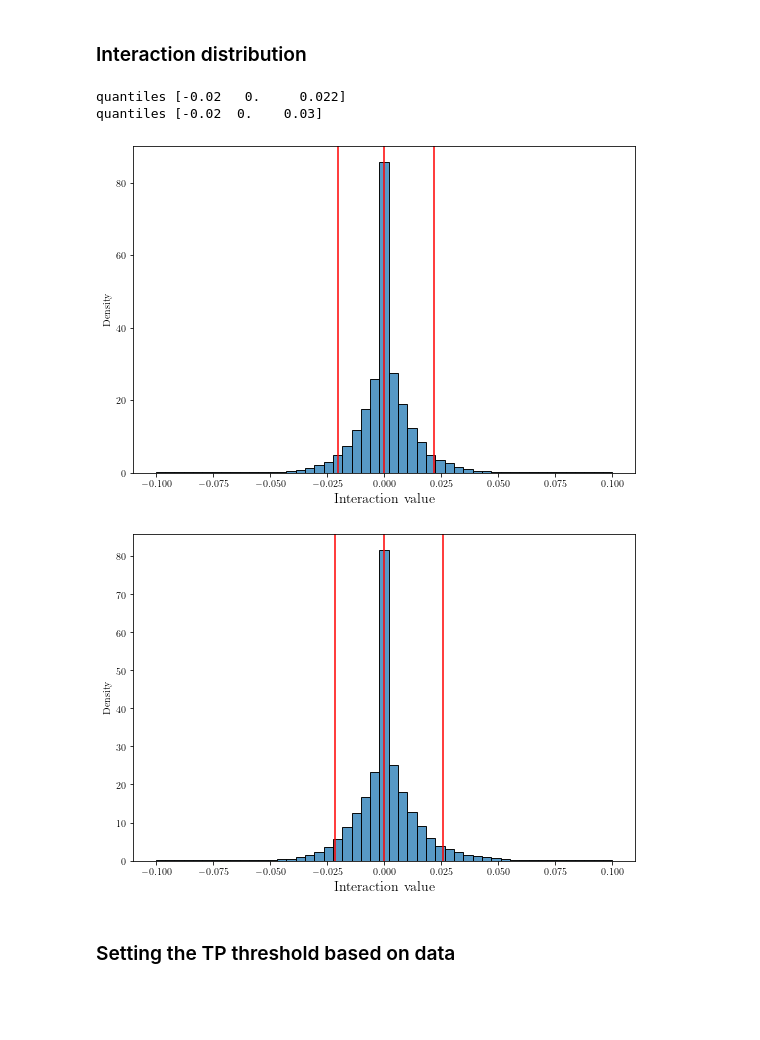
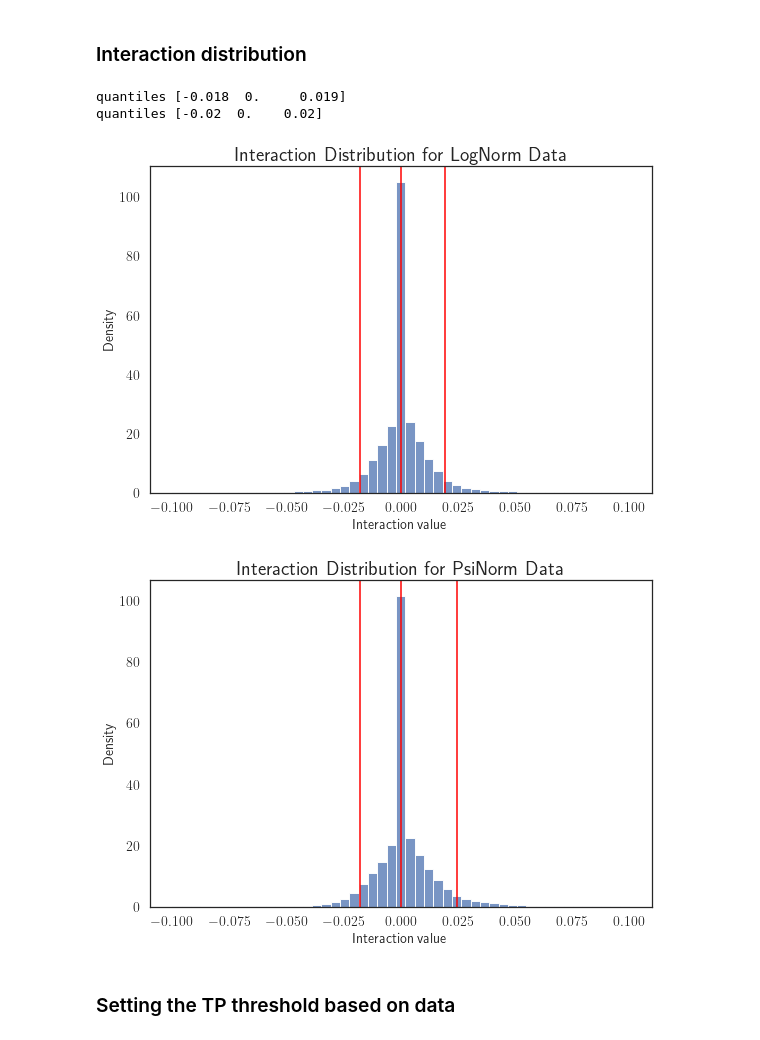
Before and after one commit to CleliaCorridori/GRN_Inference_CODE, a Jupyter notebook: Ising_InferenceMethod.ipynb, the cells around one changed output. Saved outputs shown, nothing was run; the diff lists cells and outputs as text; code cells hidden in the pictures; blank space fills up the shorter version.

```diff
--- a/Ising_InferenceMethod.ipynb
+++ b/Ising_InferenceMethod.ipynb
@@ -169,9 +173,9 @@ params = {"LAMBDA" : [0.01, 0.02, 0.03,0.04, 0.05, 0.07, 0.09],
 interaction_thr = 0.01
 
 Ntrials = 150
-compute = True ########
+compute = False ######## CHANGE THIS TO TRUE TO RE-COMPUTE THE RESULTS
 
-today = "thr1_23_03_15" #or other data
+today = "thr1_23_03_29" #or other data
 data_type = "pst_mb"
 # %%
 if compute:
@@ -442,7 +314,7 @@ print(f"{pN_Mean_TP_frac_2:.2f}")
 # %%
 Ntrials = 50  # on the parameters
 Ntest   = 50  # on the datasets
-compute = True
+compute = False
 
 if compute:
     pN_matx_sel_rnd = np.zeros((Ntest, Ntrials, len(genes_order), len(genes_order)))
@@ -469,12 +341,12 @@ if compute:
                                                                                                         Norm=True, thr=0)
 else:
     # LOADING the data
-    pN_arrays_rnd = np.load(path_data+'OUT_ISING/PsiNORM/pN_arrays_pst_MB_RND_23_1_23.npz')
+    pN_arrays_rnd = np.load(path_data+'OUT_ISING/PsiNORM/pN_arrays_pst_MB_RND_23_03_29.npz')
     pN_matx_sel_rnd = pN_arrays_rnd['array_1']
     pN_prec_sel_rnd = pN_arrays_rnd['array_2']
     pN_int_val_rnd =  pN_arrays_rnd['array_3']
 
-    lN_arrays_rnd = np.load(path_data+'OUT_ISING/LogNORM/lN_arrays_pst_MB_RND_23_1_23.npz')
+    lN_arrays_rnd = np.load(path_data+'OUT_ISING/LogNORM/lN_arrays_pst_MB_RND_23_03_29.npz')
     lN_matx_sel_rnd = lN_arrays_rnd['array_1']
     lN_prec_sel_rnd = lN_arrays_rnd['array_2']
     lN_int_val_rnd = lN_arrays_rnd['array_3']
@@ -483,37 +355,47 @@ else:
 # %% [markdown]
 ### Interaction distribution
 # %%
+matplotlib.rc('text', usetex=True)
+sns.set(font='Avenir')
+sns.set(style="white")
+matplotlib.rcParams['xtick.labelsize'] = 14
+matplotlib.rcParams['ytick.labelsize'] = 14
+matplotlib.rcParams['axes.labelsize'] = 14
+matplotlib.rcParams['axes.titlesize'] = 14
+matplotlib.rcParams['legend.fontsize'] = 14
+matplotlib.rcParams['figure.titlesize'] = 14
+
 # LogNorm
 lN_ints_rnd_all = lN_matx_sel_rnd.flatten()
 
 plt.figure(figsize=(9,6))
 bins = np.linspace(-0.1,0.1,50)
 sns.histplot(lN_ints_rnd_all, bins=bins, stat="density")
 plt.xlabel(xlabel='Interaction value', fontsize=14)
 plt.axvline(x = np.quantile(lN_ints_rnd_all,[0.05, 0.5, 0.95])[0], color = 'red', label = 'axvline - full height')
 plt.axvline(x = np.quantile(lN_ints_rnd_all,[0.05, 0.5, 0.95])[1], color = 'red', label = 'axvline - full height')
 plt.axvline(x = np.quantile(lN_ints_rnd_all,[0.05, 0.5, 0.95])[2], color = 'red', label = 'axvline - full height')
 plt.title("Interaction Distribution for LogNorm Data", fontsize=20)
 print("quantiles", np.round(np.quantile(lN_ints_rnd_all,[0.05, 0.5, 0.95]),3))
 
 
 # PsiNorm
 pN_ints_rnd_all = pN_matx_sel_rnd.flatten()
 
 plt.figure(figsize=(9,6))
 bins = np.linspace(-0.1,0.1,50)
 sns.histplot(pN_ints_rnd_all, bins=bins, stat="density")
 plt.xlabel(xlabel='Interaction value', fontsize=14)
 plt.axvline(x = np.quantile(pN_ints_rnd_all,[0.05, 0.5, 0.95])[0], color = 'red', label = 'axvline - full height')
 plt.axvline(x = np.quantile(pN_ints_rnd_all,[0.05, 0.5, 0.95])[1], color = 'red', label = 'axvline - full height')
 plt.axvline(x = np.quantile(pN_ints_rnd_all,[0.05, 0.5, 0.95])[2], color = 'red', label = 'axvline - full height')
 plt.title("Interaction Distribution for PsiNorm Data", fontsize=20)
 print("quantiles", np.round(np.quantile(pN_ints_rnd_all,[0.05, 0.5, 0.95]),2))
 # %% [output]
-quantiles [-0.02   0.     0.022]
-quantiles [-0.02  0.    0.03]
+quantiles [-0.018  0.     0.019]
+quantiles [-0.02  0.    0.02]
-[figure, old version]
+[figure, new version]
-[figure, old version]
+[figure, new version]
 # %% [markdown]
 ### Setting the TP threshold based on data
 # %% [markdown]
```
Also changed, not shown: parts of 24 cells of this notebook, 5 other files.
